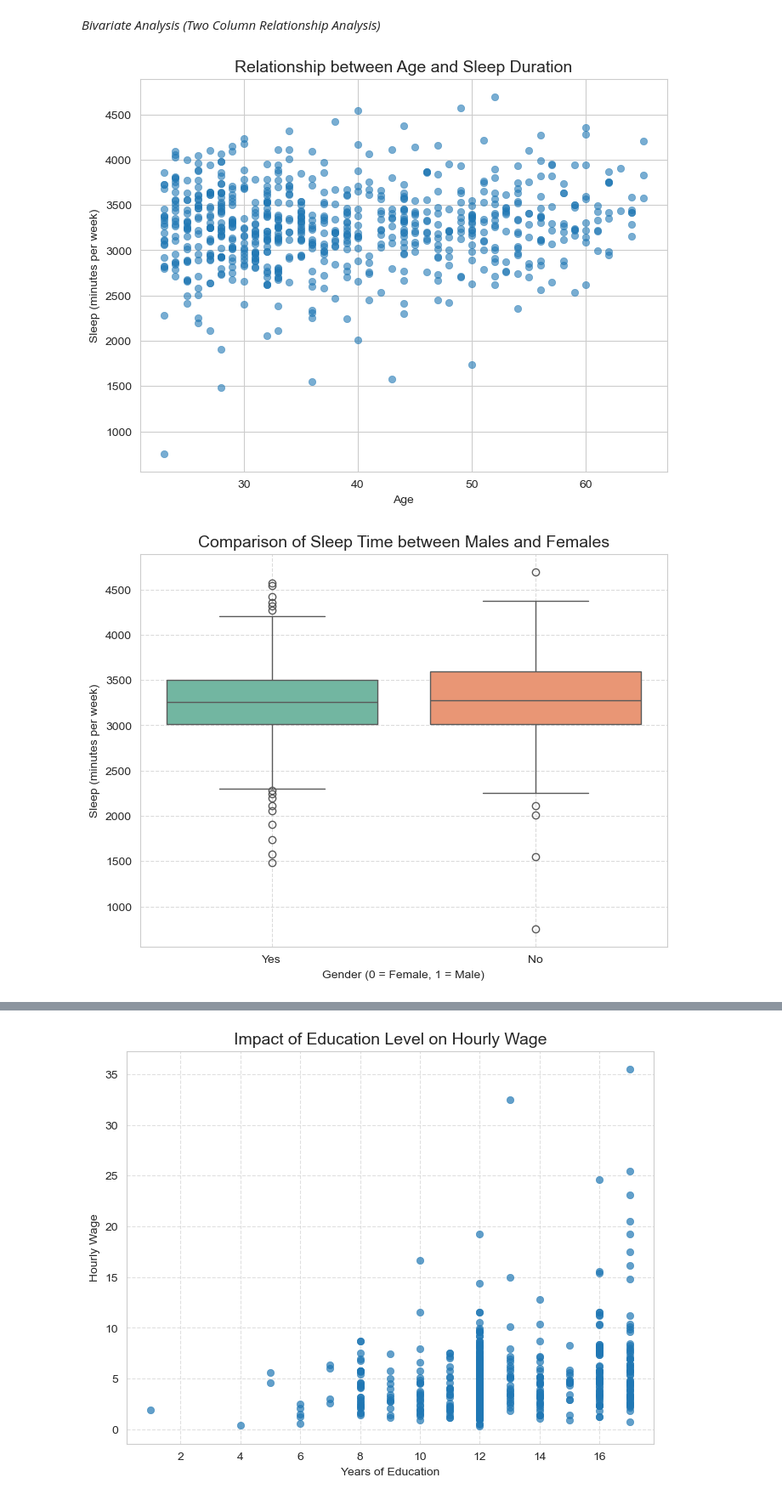
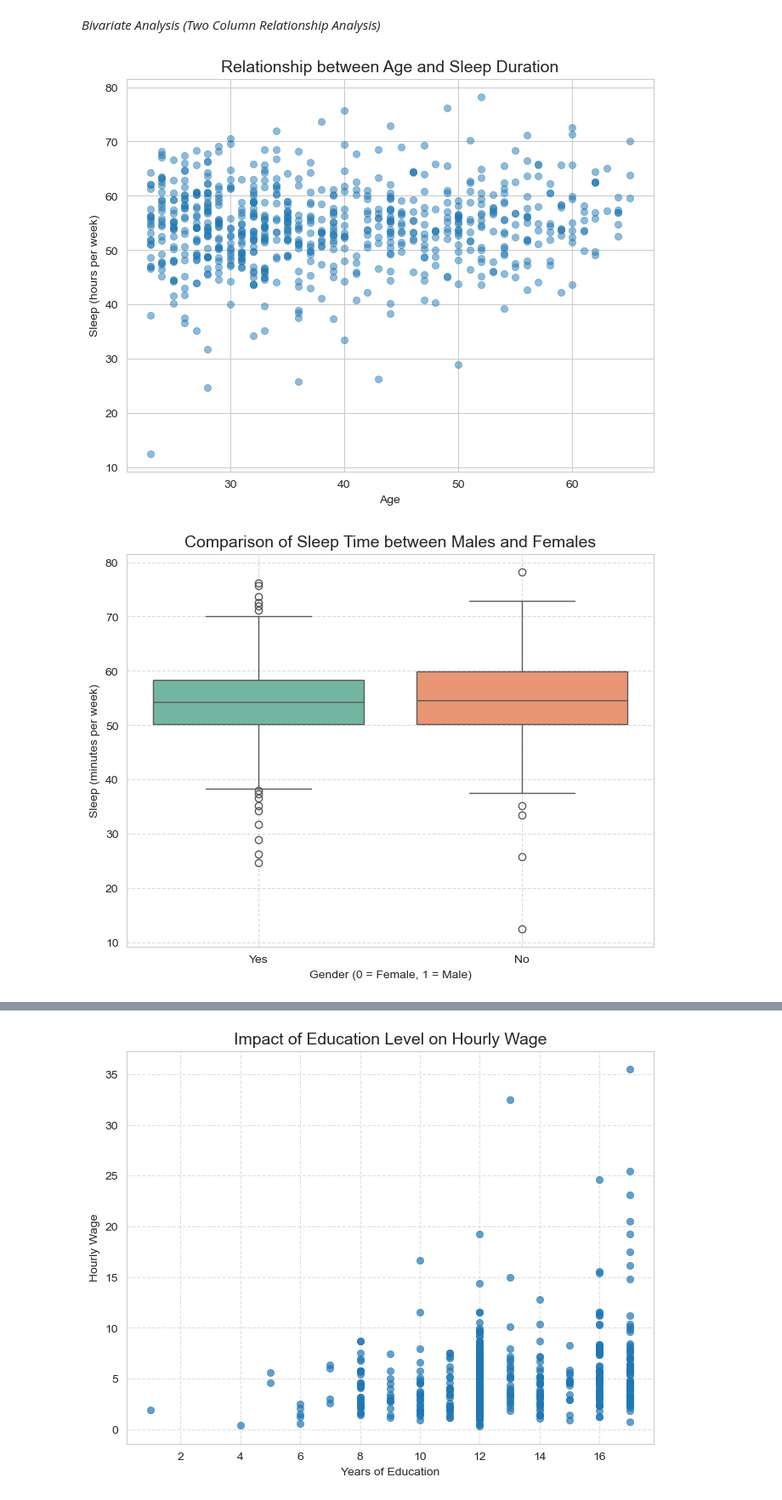
Before and after one commit to niranjan910/Sleep-pattern-Analysis-, a Jupyter notebook: Sleep Pattern Analysis.ipynb, the cells around one changed output, grey strips where cells are left out. Shown at 85% size. Drawn from its saved outputs; the diff is of its cells as text; code cells hidden in the pictures.

```diff
--- a/Sleep Pattern Analysis.ipynb
+++ b/Sleep Pattern Analysis.ipynb
@@ -705,11 +705,16 @@ df.rename(columns={'hrwage': 'hourly_wage'}, inplace=True)
 df.rename(columns={'agesq': 'age_squared'}, inplace=True)
 df.rename(columns={'exper': 'experience'}, inplace=True)
 df.rename(columns={'workscnd': 'Worked_second'}, inplace=True)
+df.rename(columns={'construc': 'construction_Worker'}, inplace=True)
 # %%
 df['totwrk_hr'] = df['totwrk_hr'] / 60  # Convert minutes to hours
-# df['Worked_second'] = df['Worked_second'] / 60
+df['total_leisure_time'] = df['total_leisure_time'] / 60
+df['sleep'] = df['sleep'] / 60
 # %%
 df.drop(columns=['leis1', 'leis2','case'], inplace=True)
+# %%
+df['clerical'] = df['clerical'].round().astype(int)
+df['construction_Worker'] = df['construction_Worker'].round().astype(int)
 # %%
 df.columns.tolist()
 # %% [output]
@@ -742,3 +747,5 @@ df['spouse_works'].replace({0: 'No', 1: 'Yes'}, inplace=True)
 df['spouse_works'].replace({0: 'No', 1: 'Yes'}, inplace=True)
 df['worknrm'].replace({0: 'No', 1: 'Yes'}, inplace=True)
 df['young_kid'].replace({0: 'No', 1: 'Yes'}, inplace=True)
+df['clerical'].replace({0: 'No', 1: 'Yes'}, inplace=True)
+df['construction_Worker'].replace({0: 'No', 1: 'Yes'}, inplace=True)
@@ -882,14 +887,14 @@ plt.show()
 # Does age affect sleep duration?
 # %%
 plt.figure(figsize=(8,6))
-sns.scatterplot(x='age', y='sleep', data=df, palette='coolwarm', alpha=0.6, edgecolor=None)
+sns.scatterplot(x='age', y='sleep', data=df, palette='coolwarm', alpha=0.5, edgecolor=None)
 plt.title('Relationship between Age and Sleep Duration', fontsize=14)
 plt.xlabel('Age')
-plt.ylabel('Sleep (minutes per week)')
+plt.ylabel('Sleep (hours per week)')
 plt.grid(True)
 plt.show()
 # %% [output]
-[figure, old version]
+[figure, new version]
 # %%
 # Is there a difference in sleep time between males and females?
 # %%
@@ -901,7 +906,7 @@ plt.ylabel('Sleep (minutes per week)')
 plt.grid(True, linestyle='--', alpha=0.7)
 plt.show()
 # %% [output]
-[figure, old version]
+[figure, new version]
 # %%
 # Does good_health status influence total leisure time?
 # %%
```
Also changed, not shown: parts of 12 cells of this notebook.
